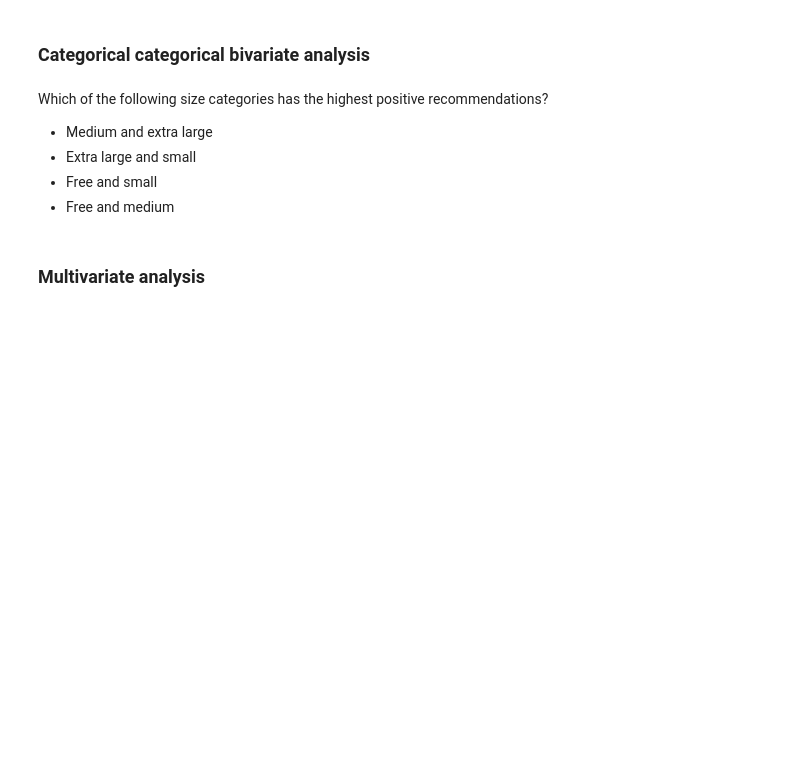
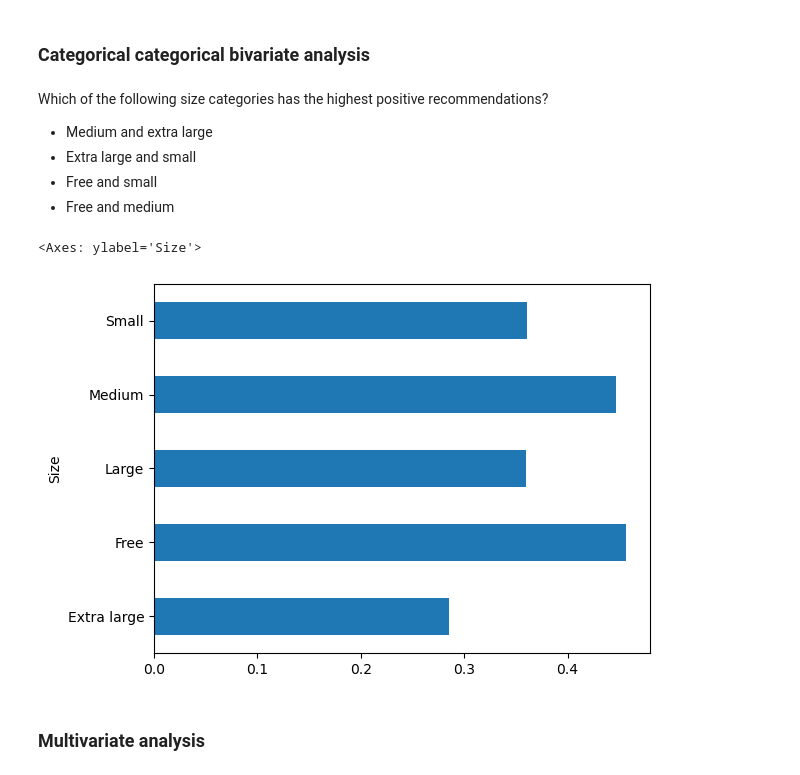
Before and after one commit to PrakNew/UpGrad, a Jupyter notebook: Exploratory Data Analysis/Data Cleaning/Graded/EDA+Graded+Exercise.ipynb, the cells around one changed output. Cells and saved outputs as stored; diff of their text form; code cells hidden in the pictures; blank space fills up the shorter version.

```diff
--- a/Exploratory Data Analysis/Data Cleaning/Graded/EDA+Graded+Exercise.ipynb
+++ b/Exploratory Data Analysis/Data Cleaning/Graded/EDA+Graded+Exercise.ipynb
@@ -798,3 +838,10 @@ Which of the following size categories has the highest positive recommendations?
+# %%
+# Size vs Recommendation.
+inp0[inp0.Recommendation==1].Size.value_counts()
+inp0.groupby(['Size'])['Recommendation'].mean().plot.barh()
+# %% [output]
+<Axes: ylabel='Size'>
+[figure, added]
 # %% [markdown]
 ### Multivariate analysis
 # %% [markdown]
```
Also changed, not shown: parts of 11 cells of this notebook.
